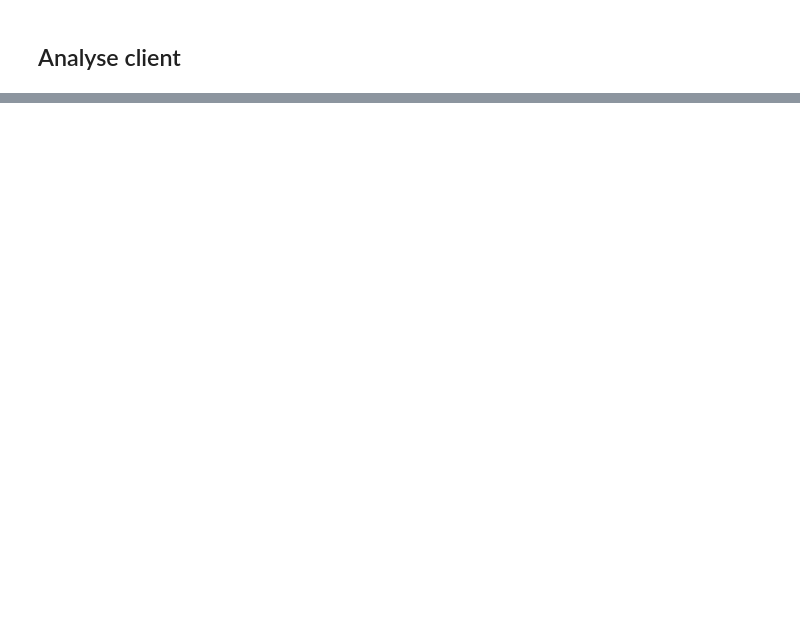
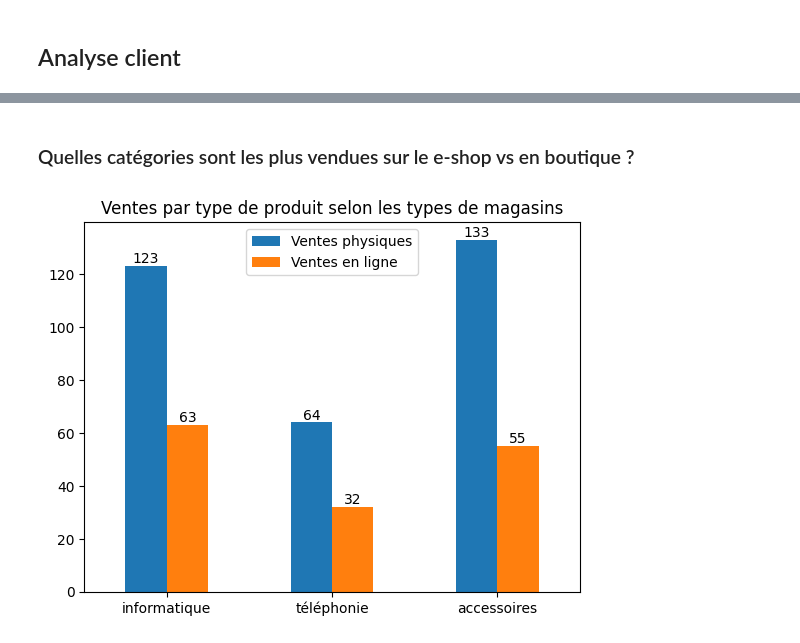
Before and after one commit to thomas-lefloch/spark_dbt, a Jupyter notebook: data_cleaning.ipynb, the cells around one changed output, grey strips where cells are left out. Saved outputs shown, nothing was run; the diff lists cells and outputs as text; code cells hidden in the pictures; blank space fills up the shorter version.

```diff
--- a/data_cleaning.ipynb
+++ b/data_cleaning.ipynb
@@ -549,0 +626,30 @@ _ = data.plot.pie(
+# %% [markdown]
+### Quelles catégories sont les plus vendues sur le e-shop vs en boutique ?
+# %%
+query = """
+SELECT
+    produit_categorie,
+    COUNT (CASE WHEN magasin_type='physique' THEN 1 END) AS ventes_physique,
+    COUNT (CASE WHEN magasin_type='en ligne' THEN 1 END) AS ventes_en_ligne,
+    COUNT (*) AS ventes_totales,
+FROM fact_vente
+JOIN dim_produit ON fact_vente.produit_id = dim_produit.produit_id
+JOIN dim_magasin ON fact_vente.magasin_id = dim_magasin.magasin_id
+GROUP BY produit_categorie
+"""
+data = sql(query)
+plt = data.plot.bar(
+    x="produit_categorie",
+    y=["ventes_physique", "ventes_en_ligne"],
+    xlabel="",
+    title="Ventes par type de produit selon les types de magasins",
+)
+for c in plt.containers:
+    plt.bar_label(c)
+plt.tick_params(axis="x", labelrotation=0)
+
+legends = {"ventes_physique": "Ventes physiques", "ventes_en_ligne": "Ventes en ligne"}
+handles, labels = plt.get_legend_handles_labels()
+_ = plt.legend(handles, [legends[l] for l in labels])
+# %% [output]
+[figure, added]
```
Also changed, not shown: parts of 23 cells of this notebook.
